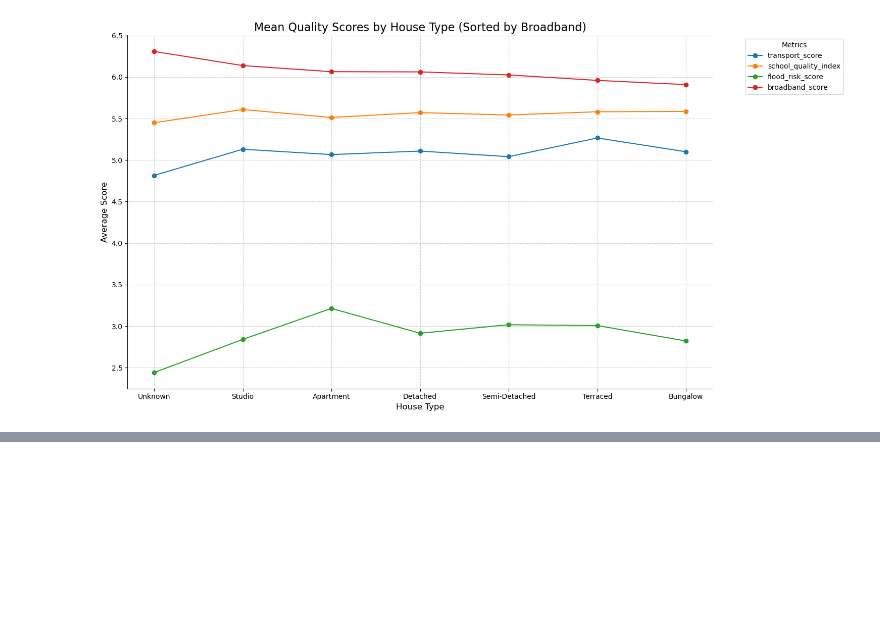
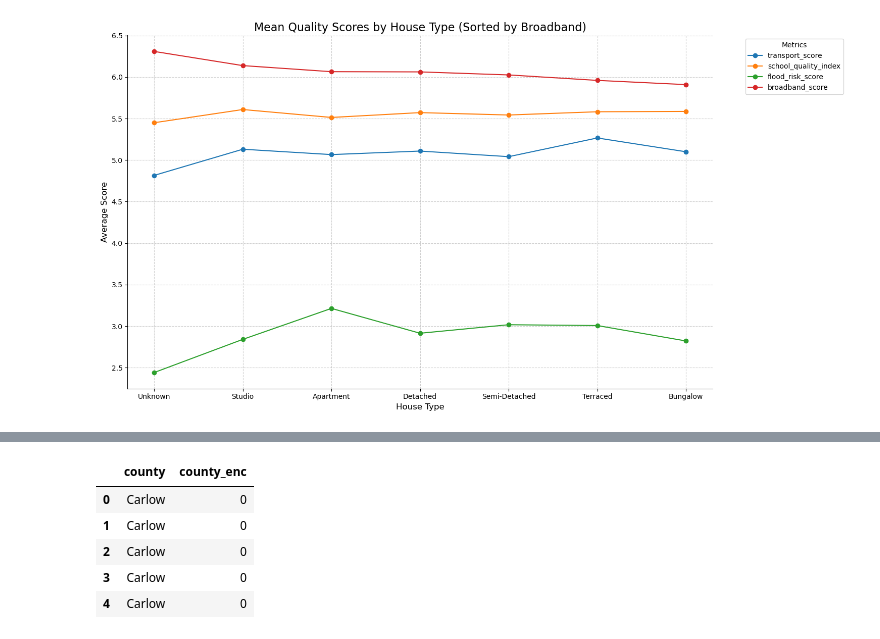
Before and after one commit to AnnaKusia/https-classroom.github.com-a-vi8Otmbm, a Jupyter notebook: HDipl_L8_ML_CA2_sba24023_Anna_Les.ipynb, the cells around one changed output, grey strips where cells are left out. Drawn from its saved outputs; the diff is of its cells as text; code cells hidden in the pictures; blank space fills up the shorter version.

```diff
--- a/HDipl_L8_ML_CA2_sba24023_Anna_Les.ipynb
+++ b/HDipl_L8_ML_CA2_sba24023_Anna_Les.ipynb
@@ -1044,0 +1117,4 @@ plt.show()
+# %%
+#creating a copy- new dataset
+new_df=df.copy()
+new_df.head()
@@ -1044,0 +1128,13 @@ plt.show()
+# %%
+#label Encoding for 'county' and 'house_type' columns
+le_county=LabelEncoder()
+new_df['county_enc']=le_county.fit_transform(new_df['county'])
+# %%
+display(new_df[['county','county_enc']].head())
+# %% [output]
+|  | county | county_enc |
+| 0 | Carlow | 0 |
+| 1 | Carlow | 0 |
+| 2 | Carlow | 0 |
+| 3 | Carlow | 0 |
+| 4 | Carlow | 0 |
```
Also changed, not shown: parts of 28 cells of this notebook.
